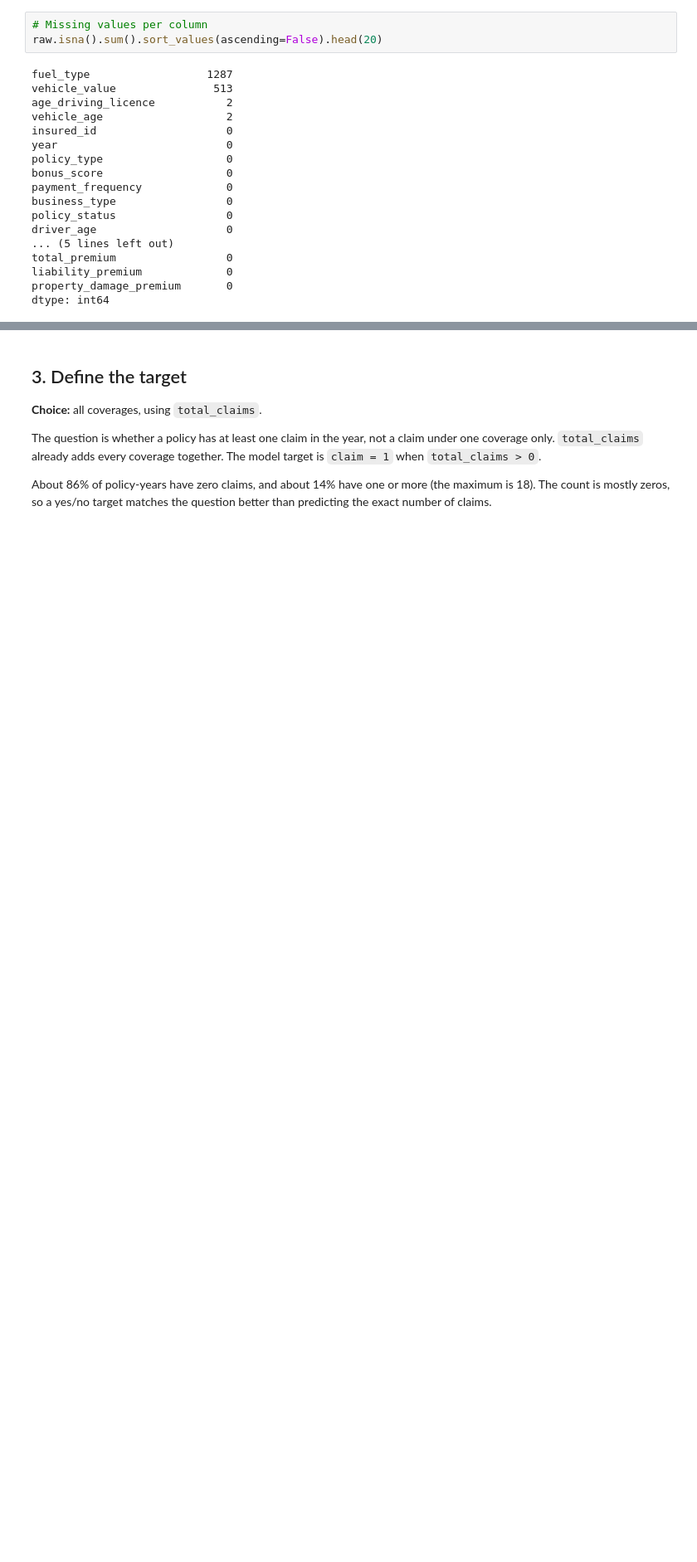
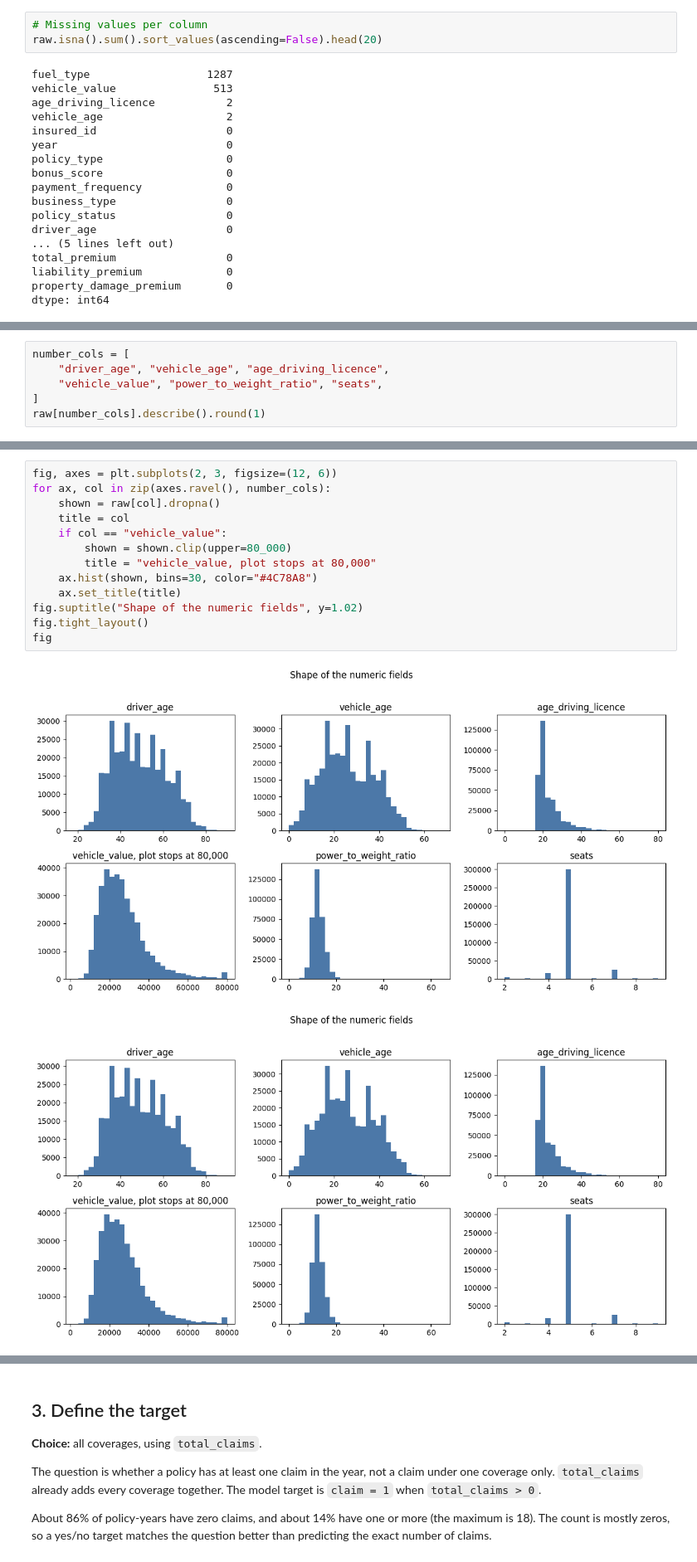
Before and after one commit to angekonan715/predictNextClaim, a Jupyter notebook: notebooks/01_eda.ipynb, the cells around one changed output, grey strips where cells are left out. Shown at 83% size. Drawn from its saved outputs; the diff is of its cells as text; blank space fills up the shorter version.

```diff
--- a/notebooks/01_eda.ipynb
+++ b/notebooks/01_eda.ipynb
@@ -83,0 +149,6 @@ dtype: int64
+# %%
+number_cols = [
+    "driver_age", "vehicle_age", "age_driving_licence",
+    "vehicle_value", "power_to_weight_ratio", "seats",
+]
+raw[number_cols].describe().round(1)
@@ -83,0 +165,16 @@ dtype: int64
+# %%
+fig, axes = plt.subplots(2, 3, figsize=(12, 6))
+for ax, col in zip(axes.ravel(), number_cols):
+    shown = raw[col].dropna()
+    title = col
+    if col == "vehicle_value":
+        shown = shown.clip(upper=80_000)
+        title = "vehicle_value, plot stops at 80,000"
+    ax.hist(shown, bins=30, color="#4C78A8")
+    ax.set_title(title)
+fig.suptitle("Shape of the numeric fields", y=1.02)
+fig.tight_layout()
+fig
+# %% [output]
+[figure, added]
+[figure, added]
```
Also changed, not shown: parts of 16 cells of this notebook, 1 other file.
